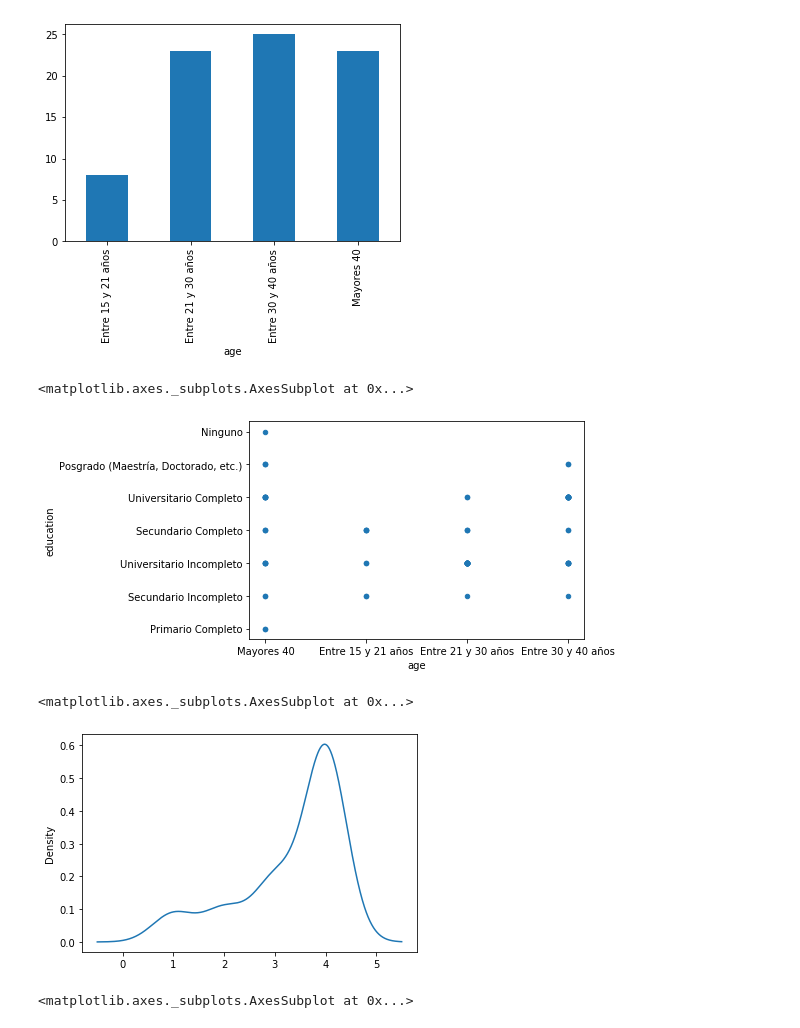
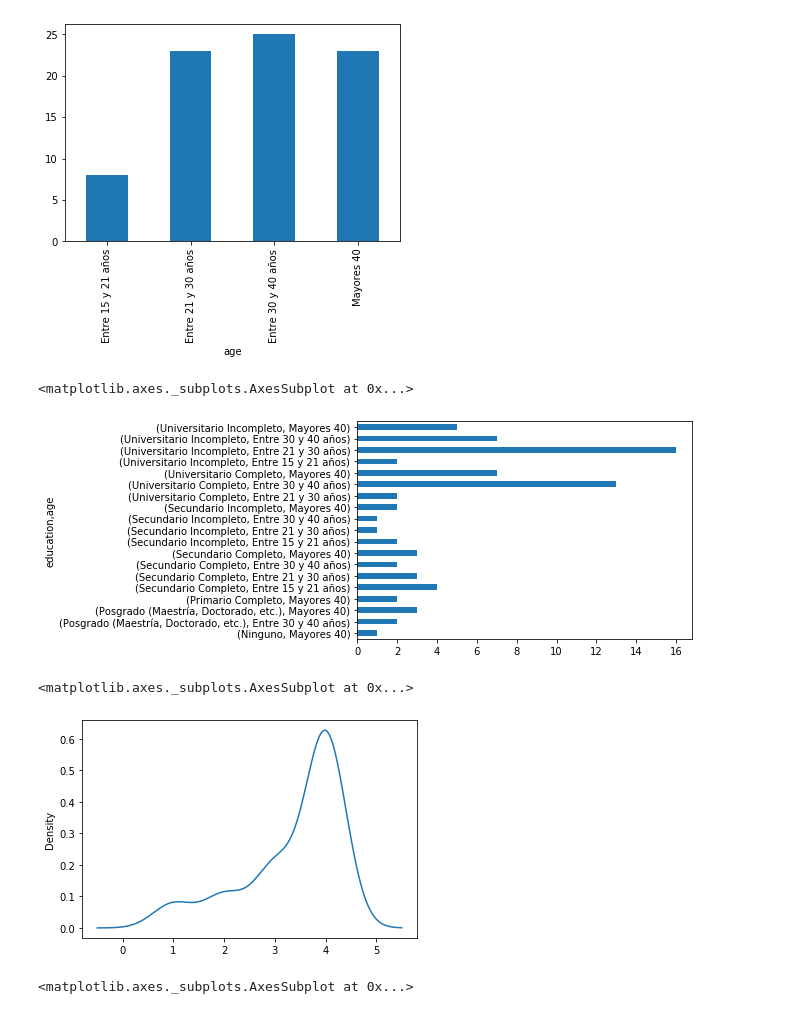
Before and after one commit to alefherrera/my-order-data, a Jupyter notebook: notebook.ipynb, the cells around one changed output. Cells and saved outputs as stored; diff of their text form; code cells hidden in the pictures.

```diff
--- a/notebook.ipynb
+++ b/notebook.ipynb
@@ -8,6 +8,8 @@ plt.close('all')
 # %%
 df = pd.read_csv("data.csv")
 df.head(4)
+df = df[df["trust"].isin(["No sabe", "No", "Sí"])]
+df
 # %% [output]
 |  | time | age | education | area | app_use | device | first_look | easy_information | comprehensible | ... |
 | 0 | 10/19/2019 23:39:47 | Mayores 40 | Primario Completo | Comercio | 2.0 | Celular | Esta nuy buena la aplicacion.exel... | 4.0 | 4.0 | ... |
@@ -36,15 +46,16 @@ ages.plot.bar()
 [figure]
 # %%
 age_edutacion_area = df[["age", "education", "area"]].dropna()
-age_edutacion_area.plot(kind="scatter",x="age",y="education")
+#age_edutacion_area.plot(kind="scatter",x="age",y="education")
+age_edutacion_area[df[""]].groupby(["education", "age"]).size().plot.barh()
 # %% [output]
 <matplotlib.axes._subplots.AxesSubplot at 0x...>
-[figure, old version]
+[figure, new version]
 # %%
 df["app_use"].plot.density()
 # %% [output]
 <matplotlib.axes._subplots.AxesSubplot at 0x...>
-[figure, old version]
+[figure, new version]
 # %%
 df["easy_information"].plot.density()
 # %% [output]
```
Also changed, not shown: parts of 7 cells of this notebook.
